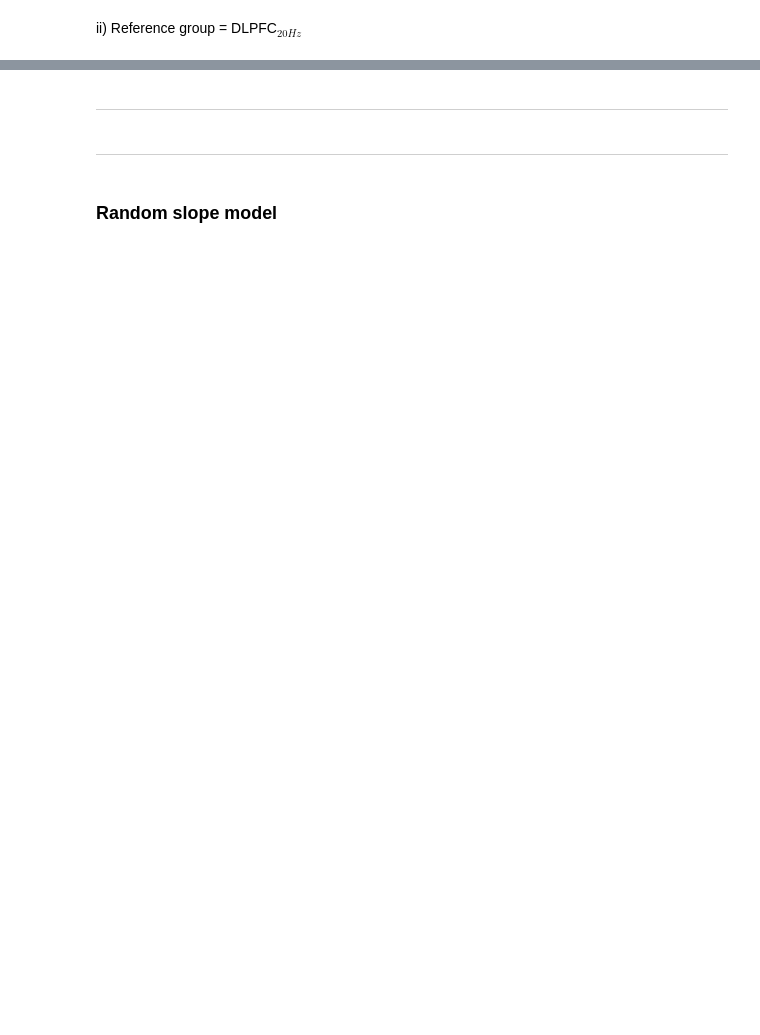
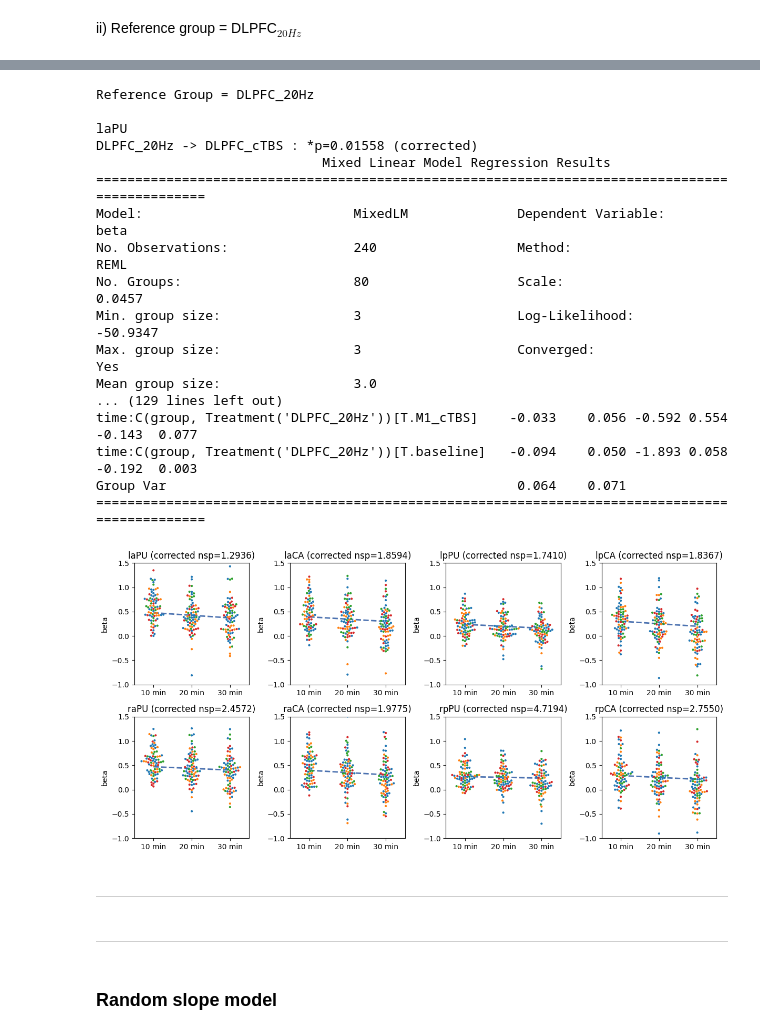
Before and after one commit to psb629/CommonLab, a Jupyter notebook: GP/scripts/LME.ipynb, the cells around one changed output, grey strips where cells are left out. Saved outputs shown, nothing was run; the diff lists cells and outputs as text; code cells hidden in the pictures; blank space fills up the shorter version.

```diff
--- a/GP/scripts/LME.ipynb
+++ b/GP/scripts/LME.ipynb
@@ -299,3 +303,79 @@ Group Var                                             0.064    0.071
+# %%
+fig, axs = plt.subplots(ncols=4, nrows=2, figsize=(12,6))
+axs = np.reshape(axs, -1)
+palette = sns.color_palette("deep", len(list_roi))
+x = np.array([0,1,2])
+
+print('Reference Group = %s\n'%group_ref)
+for ii, roi in enumerate(list_roi):
+    ax = axs[ii]
+    df_tmp = df_n50[df_n50['roi']==roi]
+    model = smf.mixedlm(
+        "beta ~ time + C(group, Treatment('%s')) + time:C(group, Treatment('%s'))"%(group_ref,group_ref),
+        df_tmp,
+        groups=df_tmp['subj']
+    )
+    result = model.fit()
+
+    ## plotting figure
+    y = x * result.params.time + result.params.Intercept
+    ax.plot(
+        x,y,
+        label='slope=%.4f'%result.params.time,
+        linestyle='--', linewidth=2,
+        color=palette[0] # No-stim
+    )
+
+    # *8 means a correction (8 ROIs)
+    pval = result.pvalues.time*8
+    ax.set_title('%s (corrected %sp=%.4f)'%(roi, convert_pvalue_to_asterisks(pval), pval))
+
+    g = sns.swarmplot(
+        data=df_tmp,
+        x='time', y='beta', hue='group', hue_order=list_group,
+        size=3,
+        # color=palette[ii],
+        ax=ax
+    )
+    g.legend().remove()
+    # ax.legend(loc='center left', bbox_to_anchor=(1, 0.5))
+    g.set_xticks([0, 1, 2])
+    g.set_xticklabels(['10 min', '20 min', '30 min'])
+    g.set_xlabel('', fontsize=0)
+
+    g.set_ylim([-1,1.5])
+
+    cnt = 0
+    for gg in list_group[list_group != group_ref]:
+        ss = "time:C(group, Treatment('%s'))[T.%s]"%(group_ref,gg)
+        pval = result.pvalues[ss] * len(list_roi) # '*8' is a correction factor
+        if pval < 0.05:
+            print(roi)
+            print('%s -> %s : %sp=%.05f (corrected)'%(group_ref,gg,convert_pvalue_to_asterisks(pval),pval))
+            cnt += 1
+    if cnt > 0:
+        print(result.summary())
+
+fig.tight_layout()
+# %% [output]
+Reference Group = DLPFC_20Hz
+
+laPU
+DLPFC_20Hz -> DLPFC_cTBS : *p=0.01558 (corrected)
+                             Mixed Linear Model Regression Results
+===============================================================================================
+Model:                           MixedLM              Dependent Variable:              beta
+No. Observations:                240                  Method:                          REML
+No. Groups:                      80                   Scale:                           0.0457
+Min. group size:                 3                    Log-Likelihood:                  -50.9347
+Max. group size:                 3                    Converged:                       Yes
+Mean group size:                 3.0
+... (129 lines left out)
+time:C(group, Treatment('DLPFC_20Hz'))[T.M1_cTBS]    -0.033    0.056 -0.592 0.554 -0.143  0.077
+time:C(group, Treatment('DLPFC_20Hz'))[T.baseline]   -0.094    0.050 -1.893 0.058 -0.192  0.003
+Group Var                                             0.064    0.071
+===============================================================================================
+[figure, added]
 # %% [markdown]
 ---
 # %% [markdown]
```
Also changed, not shown: parts of 6 cells of this notebook, 1 other file.
